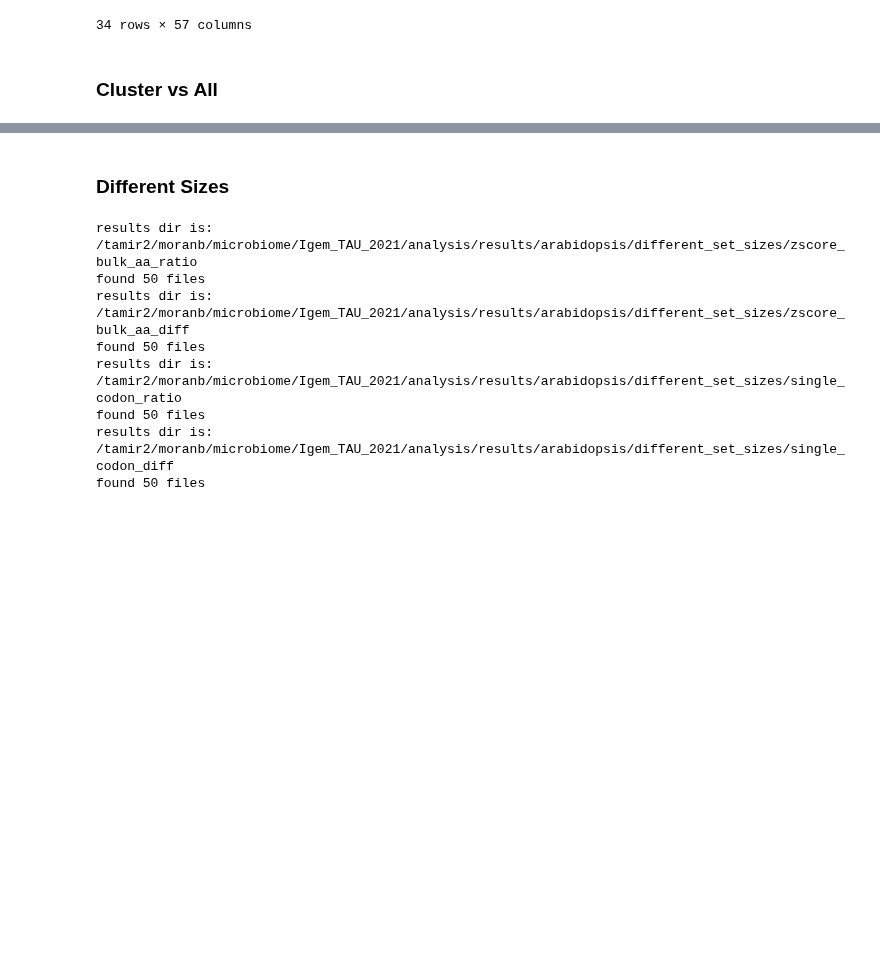
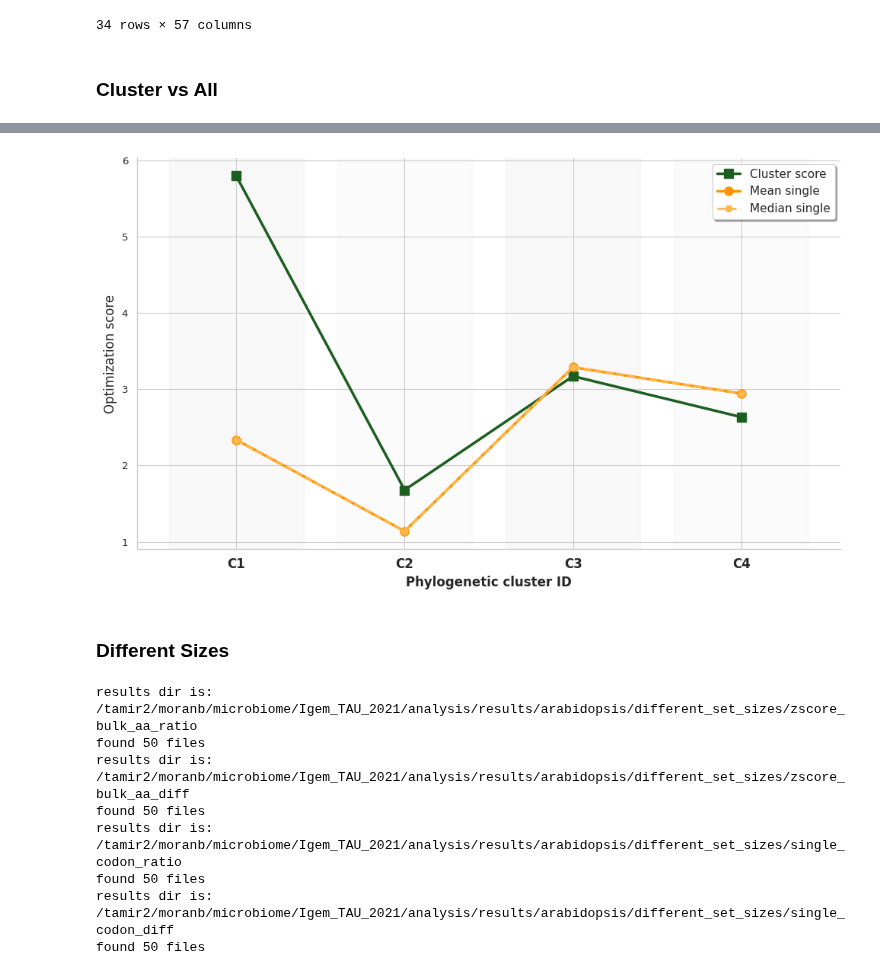
Before and after one commit to morikab/DCUB, a Jupyter notebook: analysis_arabidopsis.ipynb, the cells around one changed output, grey strips where cells are left out. Cells and saved outputs as stored; diff of their text form; code cells hidden in the pictures; blank space fills up the shorter version.

```diff
--- a/analysis_arabidopsis.ipynb
+++ b/analysis_arabidopsis.ipynb
@@ -703,3 +1149,74 @@ plt.show()
+# %%
+SCORE_COL = "average_distance_score_zscore_bulk_ratio"
+
+cluster_summary = (
+    df_comparison
+    .groupby("cluster_id")
+    .agg(
+        cluster_score=("cluster_score", "mean"),            # cluster line
+        single_mean_score=("single_mean_score", "mean"),    # mean single line
+        single_median_score=("single_mean_score", "median") # median single line
+    )
+    .reset_index()
+)
+
+cluster_order = sorted(cluster_summary["cluster_id"].unique())
+x_pos = np.arange(len(cluster_order))
+
+fig, ax = plt.subplots(figsize=(10, 6))
+
+# 1) Cluster score line (no mean/median wording)
+ax.plot(
+    x_pos,
+    cluster_summary["cluster_score"],
+    "s-",
+    color="#1B5E20",
+    linewidth=2.5,
+    markersize=8,
+    label="Cluster score"
+)
+
+# 2) Mean single line
+ax.plot(
+    x_pos,
+    cluster_summary["single_mean_score"],
+    "o-",
+    color="#FF9500",
+    linewidth=2.5,
+    markersize=8,
+    label="Mean single"
+)
+
+# 3) Median single line
+ax.plot(
+    x_pos,
+    cluster_summary["single_median_score"],
+    "o--",
+    color="#FFB84D",
+    linewidth=2.0,
+    markersize=6,
+    label="Median single"
+)
+
+# X-axis labels
+ax.set_xticks(x_pos)
+ax.set_xticklabels([f"C{cid}" for cid in cluster_order], fontsize=12, fontweight="bold")
+
+# Optional: cluster shading
+for i, cid in enumerate(cluster_order):
+    ax.axvspan(i - 0.4, i + 0.4, color="lightgrey", alpha=0.15 if i % 2 == 0 else 0.08)
+
+ax.set_xlabel("Phylogenetic cluster ID", fontsize=12, fontweight="bold")
+ax.set_ylabel("Optimization score", fontsize=12)
+
+ax.legend(frameon=True, fancybox=True, shadow=True, fontsize=11)
+
+sns.despine()
+plt.tight_layout()
+plt.savefig("graph3_cluster_mean_median_single_lines.pdf", dpi=300, bbox_inches="tight")
+plt.show()
+# %% [output]
+[figure, added]
 # %% [markdown]
 ### Different Sizes
 # %%
```
Also changed, not shown: parts of 18 cells of this notebook, 3 other files.
